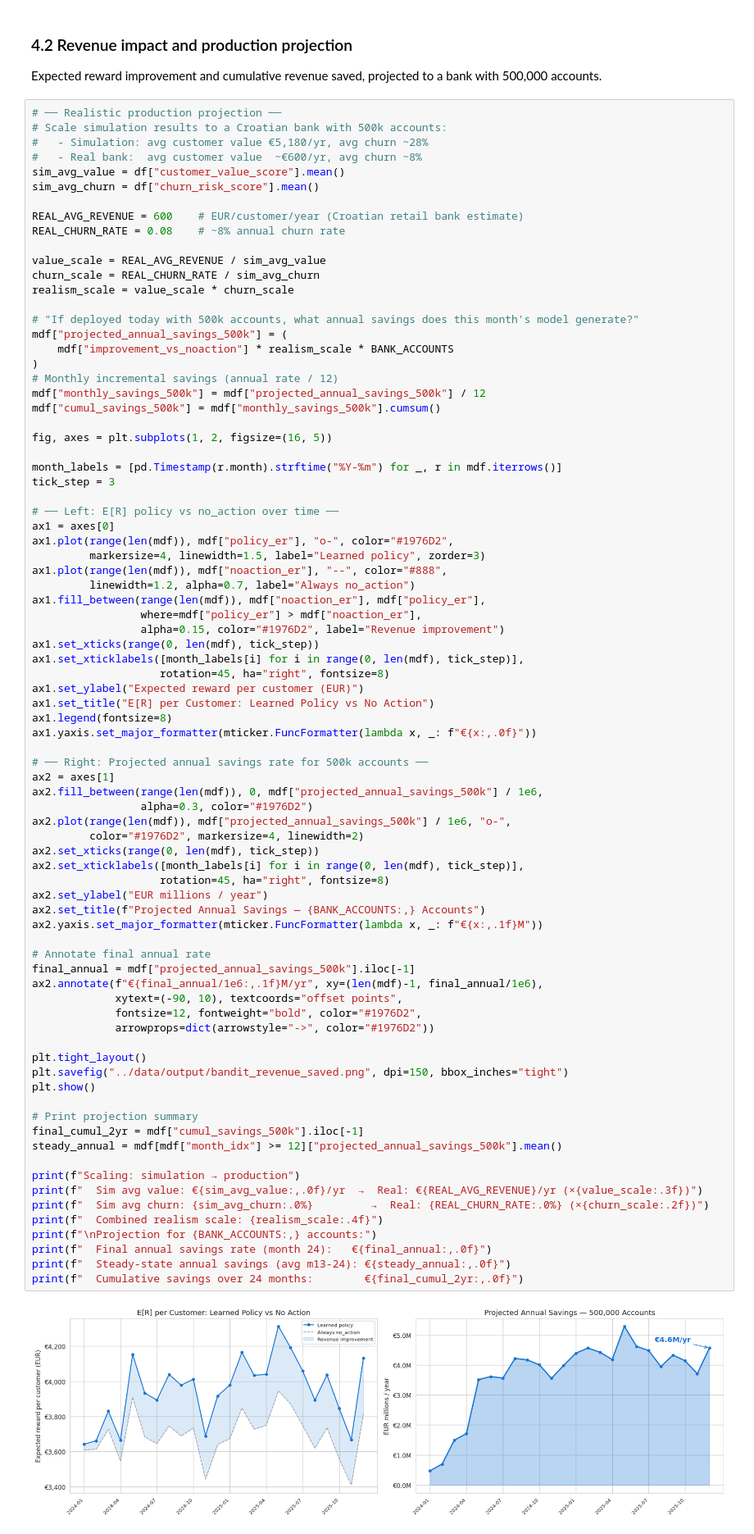
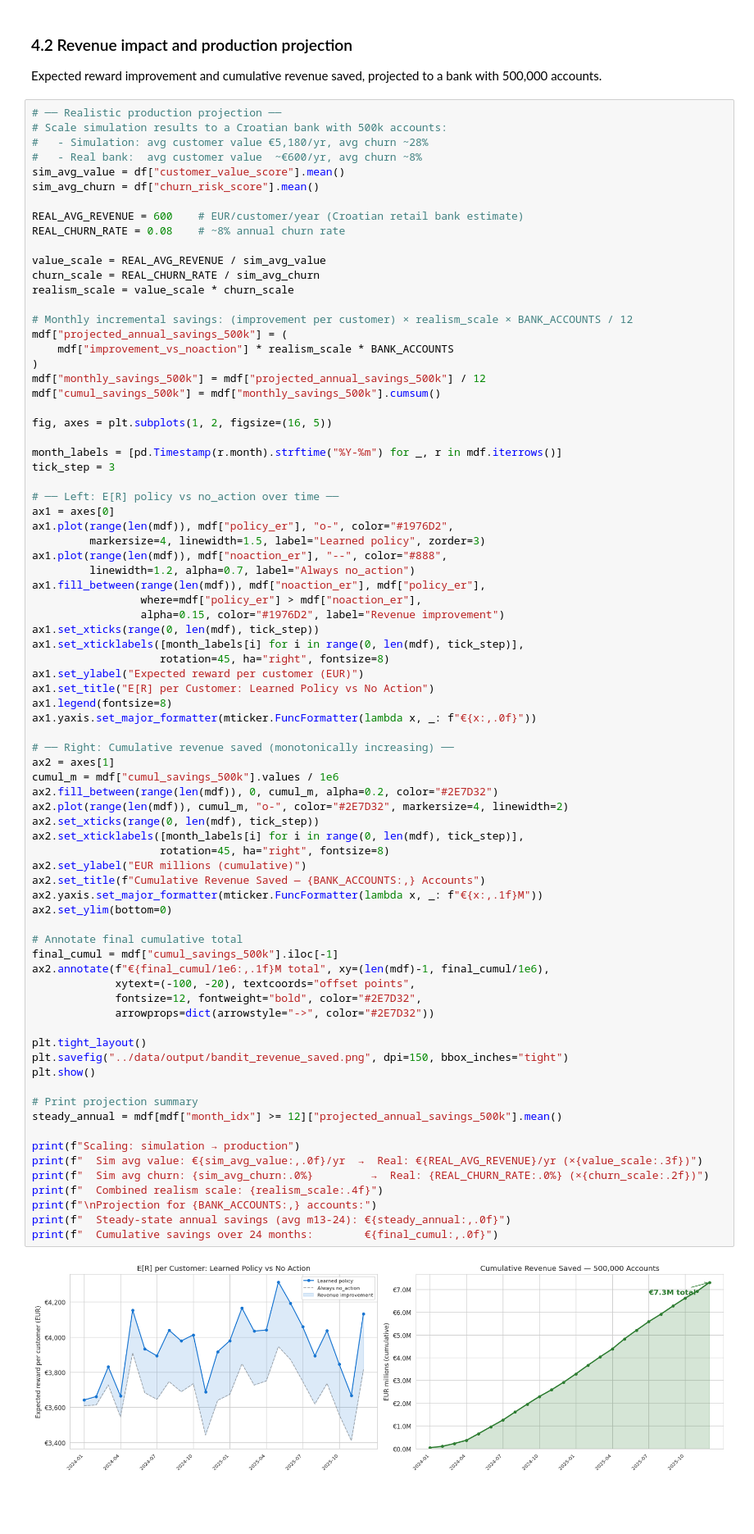
Before and after one commit to mmestrov2000/fintech-hackathon, a Jupyter notebook: notebooks/05_contextual_bandit.ipynb, the cells around one changed output. Shown at 82% size. Drawn from its saved outputs; the diff is of its cells as text; blank space fills up the shorter version.

Commit message:
fix: model 2 notebook

```diff
--- a/notebooks/05_contextual_bandit.ipynb
+++ b/notebooks/05_contextual_bandit.ipynb
@@ -539,11 +539,10 @@ value_scale = REAL_AVG_REVENUE / sim_avg_value
 churn_scale = REAL_CHURN_RATE / sim_avg_churn
 realism_scale = value_scale * churn_scale
 
-# "If deployed today with 500k accounts, what annual savings does this month's model generate?"
+# Monthly incremental savings: (improvement per customer) × realism_scale × BANK_ACCOUNTS / 12
 mdf["projected_annual_savings_500k"] = (
     mdf["improvement_vs_noaction"] * realism_scale * BANK_ACCOUNTS
 )
-# Monthly incremental savings (annual rate / 12)
 mdf["monthly_savings_500k"] = mdf["projected_annual_savings_500k"] / 12
 mdf["cumul_savings_500k"] = mdf["monthly_savings_500k"].cumsum()
 
@@ -563,50 +562,48 @@ ax1.fill_between(range(len(mdf)), mdf["noaction_er"], mdf["policy_er"],
                  alpha=0.15, color="#1976D2", label="Revenue improvement")
 ax1.set_xticks(range(0, len(mdf), tick_step))
 ax1.set_xticklabels([month_labels[i] for i in range(0, len(mdf), tick_step)],
                     rotation=45, ha="right", fontsize=8)
 ax1.set_ylabel("Expected reward per customer (EUR)")
 ax1.set_title("E[R] per Customer: Learned Policy vs No Action")
 ax1.legend(fontsize=8)
 ax1.yaxis.set_major_formatter(mticker.FuncFormatter(lambda x, _: f"€{x:,.0f}"))
 
-# ── Right: Projected annual savings rate for 500k accounts ──
+# ── Right: Cumulative revenue saved (monotonically increasing) ──
 ax2 = axes[1]
-ax2.fill_between(range(len(mdf)), 0, mdf["projected_annual_savings_500k"] / 1e6,
-                 alpha=0.3, color="#1976D2")
-ax2.plot(range(len(mdf)), mdf["projected_annual_savings_500k"] / 1e6, "o-",
-         color="#1976D2", markersize=4, linewidth=2)
+cumul_m = mdf["cumul_savings_500k"].values / 1e6
+ax2.fill_between(range(len(mdf)), 0, cumul_m, alpha=0.2, color="#2E7D32")
+ax2.plot(range(len(mdf)), cumul_m, "o-", color="#2E7D32", markersize=4, linewidth=2)
 ax2.set_xticks(range(0, len(mdf), tick_step))
 ax2.set_xticklabels([month_labels[i] for i in range(0, len(mdf), tick_step)],
                     rotation=45, ha="right", fontsize=8)
-ax2.set_ylabel("EUR millions / year")
-ax2.set_title(f"Projected Annual Savings — {BANK_ACCOUNTS:,} Accounts")
+ax2.set_ylabel("EUR millions (cumulative)")
+ax2.set_title(f"Cumulative Revenue Saved — {BANK_ACCOUNTS:,} Accounts")
 ax2.yaxis.set_major_formatter(mticker.FuncFormatter(lambda x, _: f"€{x:,.1f}M"))
+ax2.set_ylim(bottom=0)
 
-# Annotate final annual rate
-final_annual = mdf["projected_annual_savings_500k"].iloc[-1]
-ax2.annotate(f"€{final_annual/1e6:,.1f}M/yr", xy=(len(mdf)-1, final_annual/1e6),
-             xytext=(-90, 10), textcoords="offset points",
-             fontsize=12, fontweight="bold", color="#1976D2",
-             arrowprops=dict(arrowstyle="->", color="#1976D2"))
+# Annotate final cumulative total
+final_cumul = mdf["cumul_savings_500k"].iloc[-1]
+ax2.annotate(f"€{final_cumul/1e6:,.1f}M total", xy=(len(mdf)-1, final_cumul/1e6),
+             xytext=(-100, -20), textcoords="offset points",
+             fontsize=12, fontweight="bold", color="#2E7D32",
+             arrowprops=dict(arrowstyle="->", color="#2E7D32"))
 
 plt.tight_layout()
 plt.savefig("../data/output/bandit_revenue_saved.png", dpi=150, bbox_inches="tight")
 plt.show()
 
 # Print projection summary
-final_cumul_2yr = mdf["cumul_savings_500k"].iloc[-1]
 steady_annual = mdf[mdf["month_idx"] >= 12]["projected_annual_savings_500k"].mean()
 
 print(f"Scaling: simulation → production")
 print(f"  Sim avg value: €{sim_avg_value:,.0f}/yr  →  Real: €{REAL_AVG_REVENUE}/yr (×{value_scale:.3f})")
 print(f"  Sim avg churn: {sim_avg_churn:.0%}         →  Real: {REAL_CHURN_RATE:.0%} (×{churn_scale:.2f})")
 print(f"  Combined realism scale: {realism_scale:.4f}")
 print(f"\nProjection for {BANK_ACCOUNTS:,} accounts:")
-print(f"  Final annual savings rate (month 24):   €{final_annual:,.0f}")
 print(f"  Steady-state annual savings (avg m13-24): €{steady_annual:,.0f}")
-print(f"  Cumulative savings over 24 months:        €{final_cumul_2yr:,.0f}")
+print(f"  Cumulative savings over 24 months:        €{final_cumul:,.0f}")
 # %% [output]
-[figure, old version]
+[figure, new version]
 Scaling: simulation → production
   Sim avg value: €5,181/yr  →  Real: €600/yr (×0.116)
   Sim avg churn: 32%         →  Real: 8% (×0.25)
```
Also changed, not shown: parts of 4 cells of this notebook, 2 other files.
